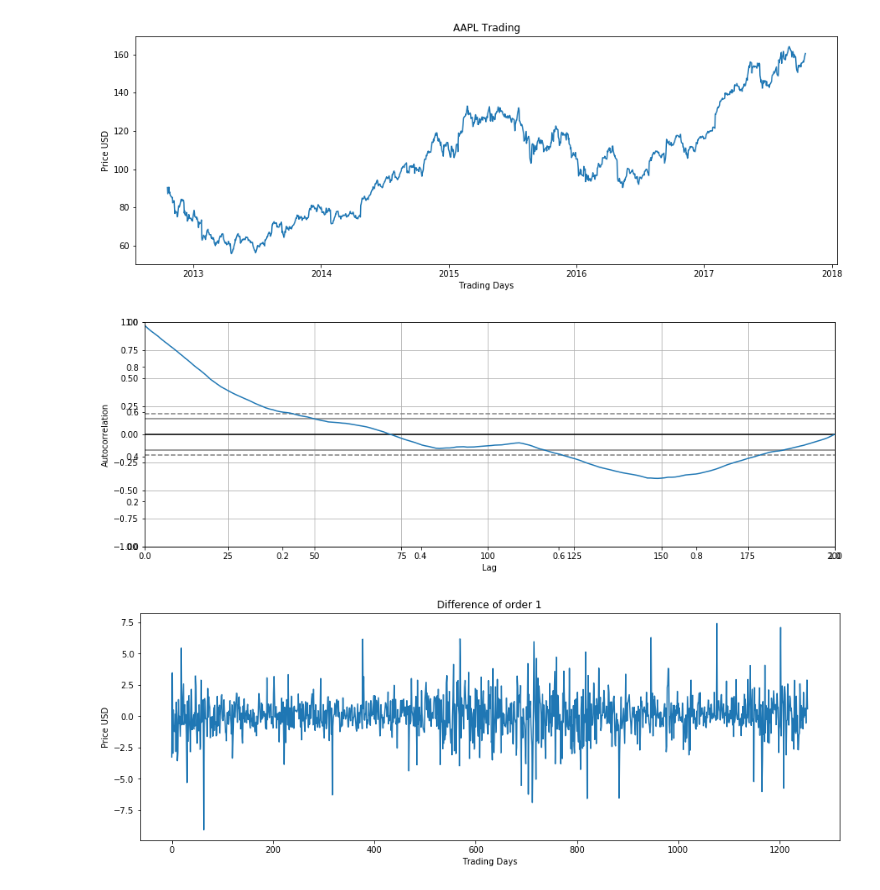
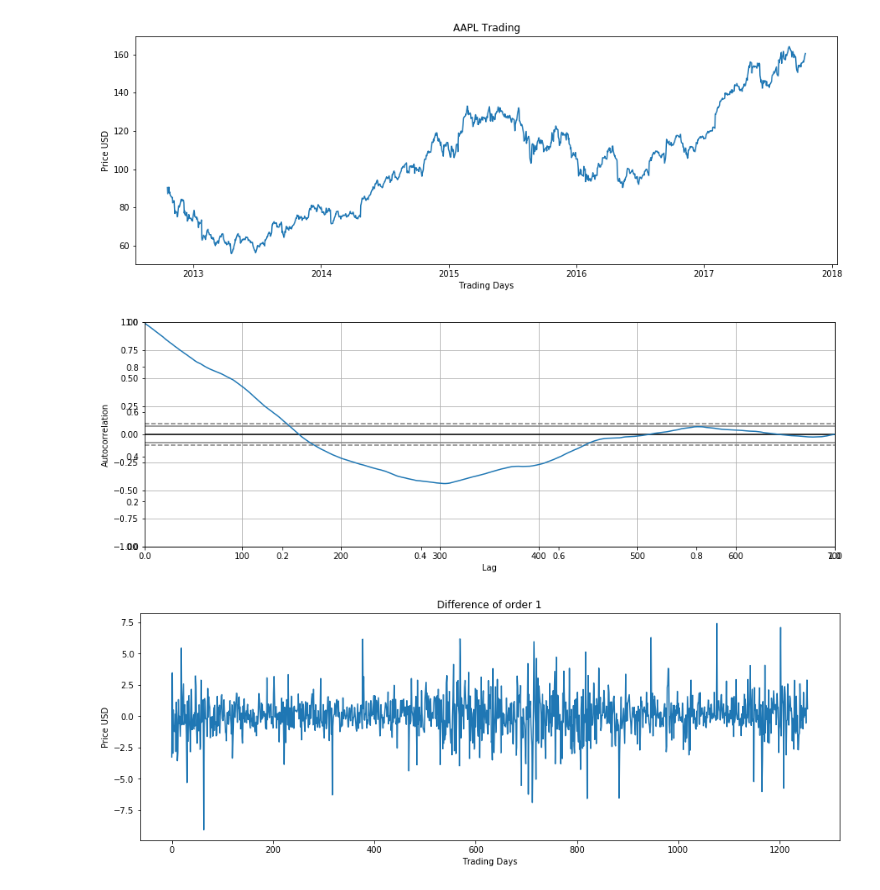
Before and after one commit to amiralishd/Stock-Market-Prediction, a Jupyter notebook: ARIMA.ipynb, the cells around one changed output. Drawn from its saved outputs; the diff is of its cells as text; code cells hidden in the pictures.

```diff
--- a/ARIMA.ipynb
+++ b/ARIMA.ipynb
@@ -63,21 +63,21 @@ plt.show()
 [figure]
 # %%
 # my_series
-my_series = my_stck['Close'][-200:]
+my_series = my_stck['Close'][-700:]
 
 #
 from pandas.plotting import autocorrelation_plot as acf_pl
 plt.subplots()
 
 acf_pl(my_series)
 plt.show()
 
 #
 #from statsmodels.graphics.tsaplots import plot_acf as acf_pl2
 #acf_pl2(my_series)
 #plt.show()
 # %% [output]
-[figure, old version]
+[figure, new version]
 # %%
 #
 diff_values = my_stck['Close'][1:].values-my_stck['Close'][:-1].values
```
Also changed, not shown: parts of 5 cells of this notebook.
